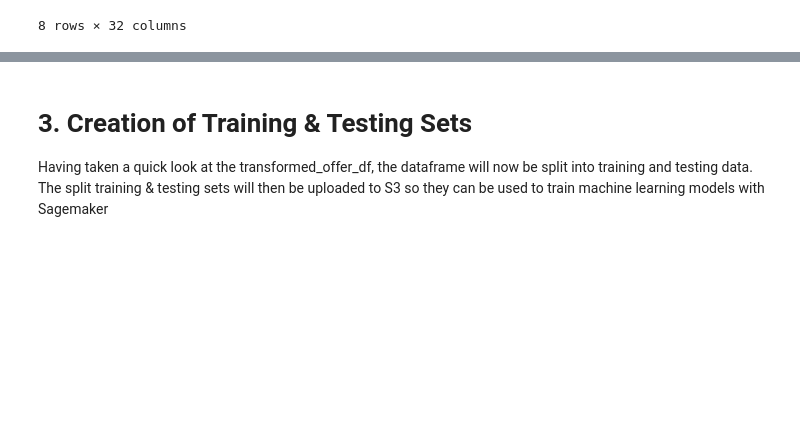
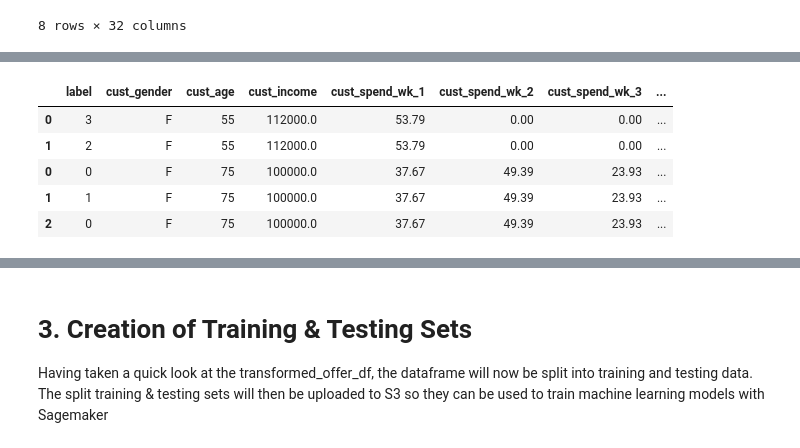
Before and after one commit to LucasAB11/Udacity_Capstone_Starbucks_App, a Jupyter notebook: Starbucks_Capstone_notebook.ipynb, the cells around one changed output, grey strips where cells are left out. Cells and saved outputs as stored; diff of their text form; code cells hidden in the pictures; blank space fills up the shorter version.

```diff
--- a/Starbucks_Capstone_notebook.ipynb
+++ b/Starbucks_Capstone_notebook.ipynb
@@ -732,0 +784,11 @@ transformed_offer_df.describe()
+# %%
+#create transformed_offer_df with the id and duplicate columns dropped
+alt_offer_df = alt_offer_df.drop(['offer_id'], axis=1)
+alt_offer_df.head()
+# %% [output]
+|  | label | cust_gender | cust_age | cust_income | cust_spend_wk_1 | cust_spend_wk_2 | cust_spend_wk_3 | ... |
+| 0 | 3 | F | 55 | 112000.0 | 53.79 | 0.00 | 0.00 | ... |
+| 1 | 2 | F | 55 | 112000.0 | 53.79 | 0.00 | 0.00 | ... |
+| 0 | 0 | F | 75 | 100000.0 | 37.67 | 49.39 | 23.93 | ... |
+| 1 | 1 | F | 75 | 100000.0 | 37.67 | 49.39 | 23.93 | ... |
+| 2 | 0 | F | 75 | 100000.0 | 37.67 | 49.39 | 23.93 | ... |
```
Also changed, not shown: parts of 45 cells of this notebook, 5 other files.
